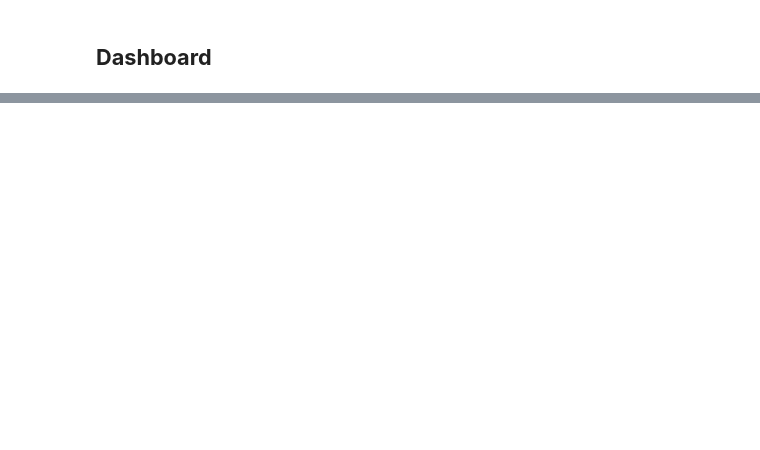
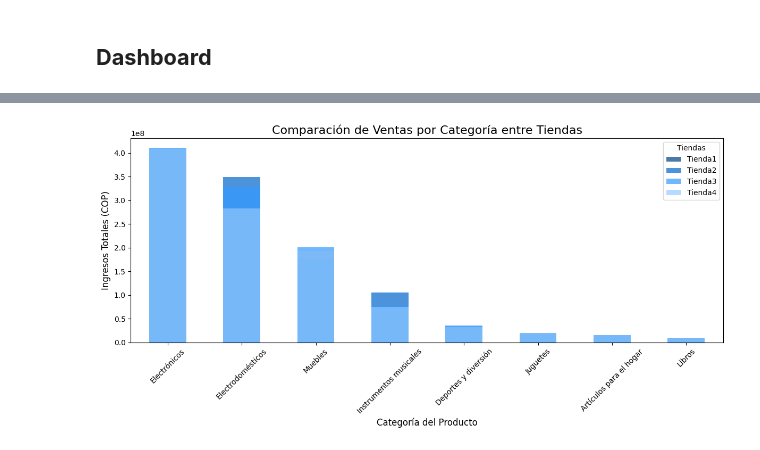
Before and after one commit to YajaGen/Tiendas-Alura, a Jupyter notebook: AluraStoreLatam.ipynb, the cells around one changed output, grey strips where cells are left out. Cells and saved outputs as stored; diff of their text form; code cells hidden in the pictures; blank space fills up the shorter version.

```diff
--- a/AluraStoreLatam.ipynb
+++ b/AluraStoreLatam.ipynb
@@ -501,0 +302,28 @@ generar_barras_agrupadas(df_combined)
+# %%
+import matplotlib.pyplot as plt
+
+def grafico_ventas_por_categoria_combinado(ventas_por_categoria_tiendas, nombres):
+    plt.figure(figsize=(12, 6))
+
+    # Colores corporativos (puedes adaptarlos)
+    colores_categorias = ["#004080", "#0066CC", "#3399FF", "#99CCFF"]
+
+    # Dibujar un gráfico de barras agrupadas para cada tienda
+    for idx, ingresos_por_categoria in enumerate(ventas_por_categoria_tiendas):
+        ingresos_por_categoria.plot(
+            kind="bar", alpha=0.7, color=colores_categorias[idx % len(colores_categorias)],
+            label=nombres[idx]
+        )
+
+    plt.title("Comparación de Ventas por Categoría entre Tiendas", fontsize=16)
+    plt.xlabel("Categoría del Producto", fontsize=12)
+    plt.ylabel("Ingresos Totales (COP)", fontsize=12)
+    plt.xticks(rotation=45, fontsize=10)
+    plt.legend(title="Tiendas", fontsize=10)
+    plt.tight_layout()
+    plt.show()
+
+# Generar el gráfico combinando todas las tiendas
+grafico_ventas_por_categoria_combinado(ventas_por_categoria_tiendas, nombres)
+# %% [output]
+[figure, added]
```
Also changed, not shown: parts of 19 cells of this notebook.
